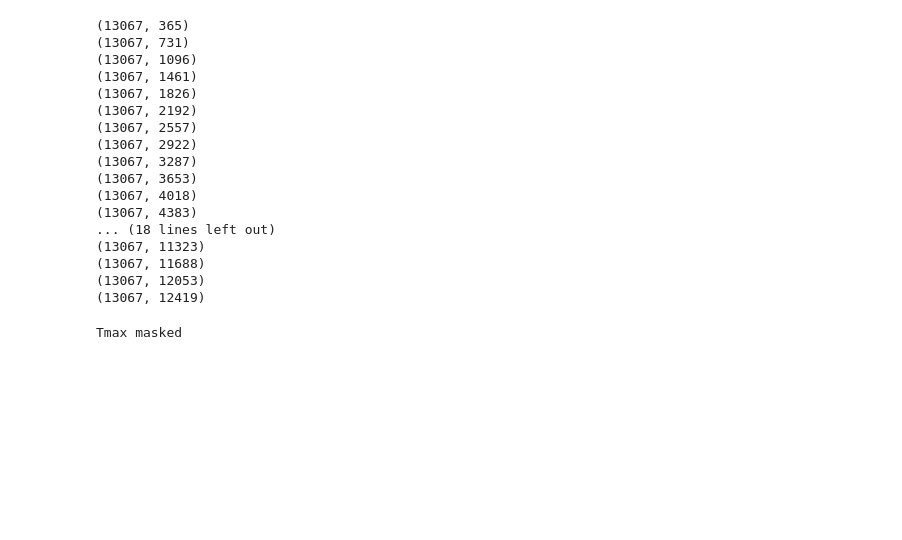
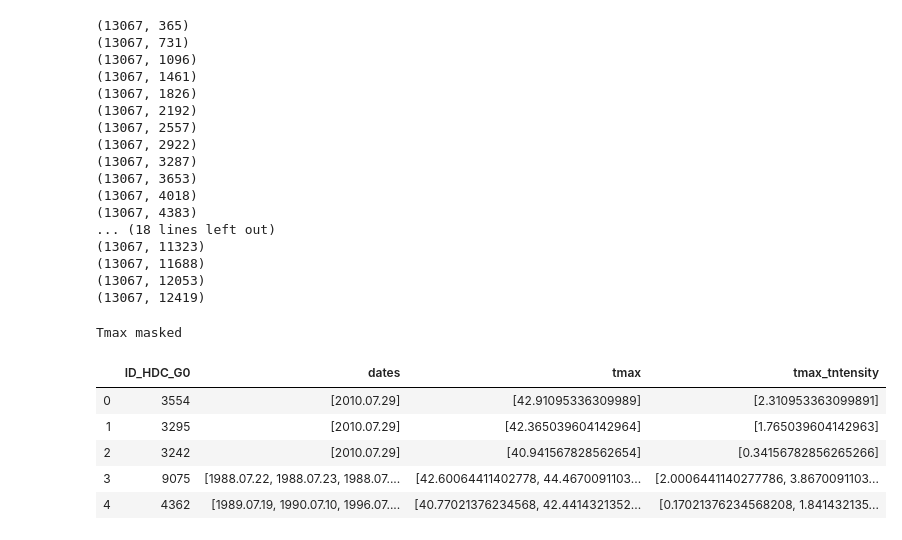
Before and after one commit to ecohydro/GlobalUrbanHeat, a Jupyter notebook: src/cpt_Stats_parallel.ipynb, the cells around one changed output. Cells and saved outputs as stored; diff of their text form; code cells hidden in the pictures; blank space fills up the shorter version.

```diff
--- a/src/cpt_Stats_parallel.ipynb
+++ b/src/cpt_Stats_parallel.ipynb
@@ -298,3 +298,12 @@ step2 = tmax_days(step1, Tthresh)
 print('Tmax masked')
 # %% [output]
 Tmax masked
+# %%
+step2.head()
+# %% [output]
+|  | ID_HDC_G0 | dates | tmax | tmax_tntensity |
+| 0 | 3554 | [2010.07.29] | [42.91095336309989] | [2.310953363099891] |
+| 1 | 3295 | [2010.07.29] | [42.365039604142964] | [1.765039604142963] |
+| 2 | 3242 | [2010.07.29] | [40.941567828562654] | [0.34156782856265266] |
+| 3 | 9075 | [1988.07.22, 1988.07.23, 1988.07.... | [42.60064411402778, 44.4670091103... | [2.0006441140277786, 3.8670091103... |
+| 4 | 4362 | [1989.07.19, 1990.07.10, 1996.07.... | [40.77021376234568, 42.4414321352... | [0.17021376234568208, 1.841432135... |
```
Also changed, not shown: parts of 23 cells of this notebook, 6 other files.
